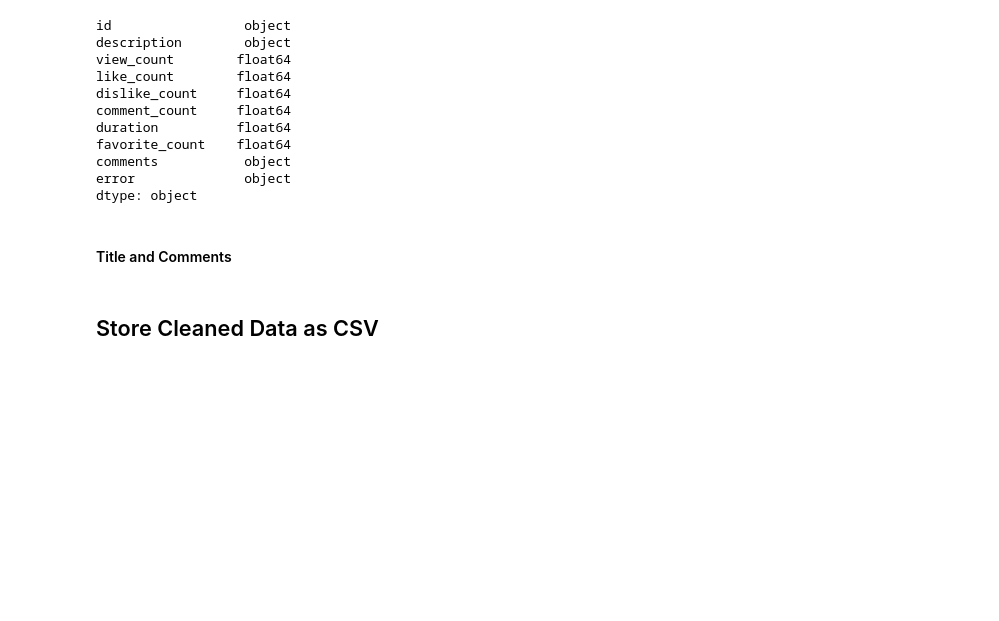
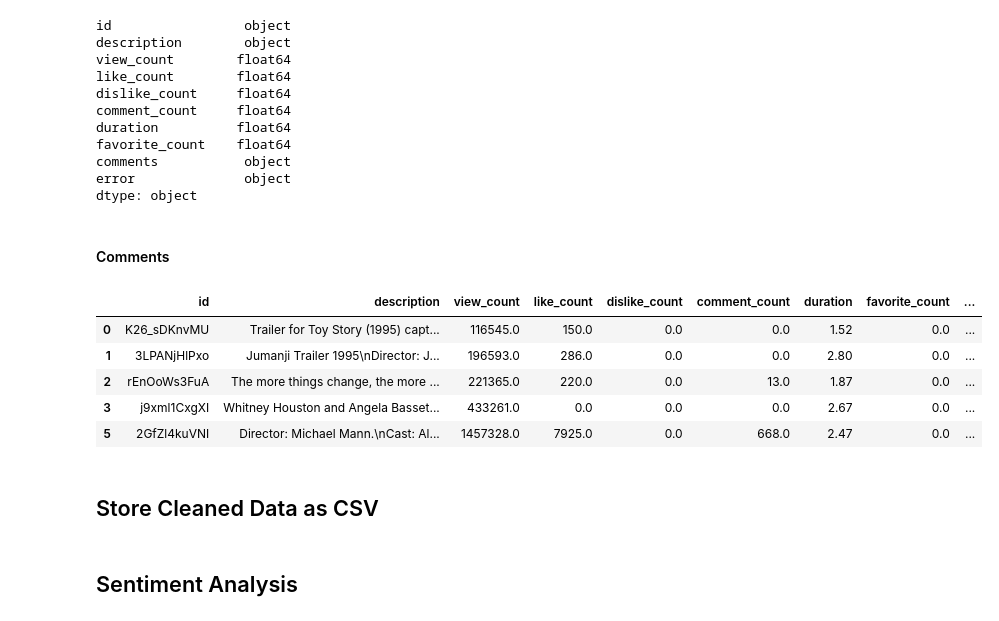
Before and after one commit to acorreal7/youtube-comments-analysis, a Jupyter notebook: AML3204_youtube_data_analysis.ipynb, the cells around one changed output. Cells and saved outputs as stored; diff of their text form; code cells hidden in the pictures; blank space fills up the shorter version.

Commit message:
feat: clearning text and adding sentiment analysis

```diff
--- a/AML3204_youtube_data_analysis.ipynb
+++ b/AML3204_youtube_data_analysis.ipynb
@@ -158,8 +169,59 @@ comments           object
 error              object
 dtype: object
 # %% [markdown]
-#### Title and Comments
+#### Comments
+# %%
+# Function to clean a text input for sentiment analysis
+
+def clean_text(text):
+  if type(text) != str:
+    return ""
+  # Remove the contractions
+  try:
+    text = contractions.fix(text)
+  except:
+    pass
+  # Remove URLs
+  text = re.sub(r'http\S+|www\S+|https\S+', '', text, flags=re.MULTILINE)
+  # Remove URLs within <a> tags
+  text = re.sub(r'<a[^>]*>([^<]*)<\/a>', '', text)
+  # Remove special characters and digits
+  text = re.sub(r'[^a-zA-Z!\s]', '', text)
+  # Remove extra whitespace
+  text = re.sub(r'\s+', ' ', text).strip()
+  # Convert to lowercase
+  text = text.lower()
+  return text
+# %%
+# Function to clean all the comments in a given row
+DetectorFactory.seed = 0
+
+def clean_comments(comments):
+  cleaned_comments = []
+  for comment in comments:
+    try:
+    # Detect the language of the text
+      if detect(comment) == 'en':
+        cleaned_comment = clean_text(comment)
+        cleaned_comments.append(cleaned_comment)
+    except LangDetectException:
+      continue  # Exclude if language detection fails
+
+  return cleaned_comments
+# %%
+data['comments'] = data['comments'].apply(clean_comments)
+# %%
+data.head()
+# %% [output]
+|  | id | description | view_count | like_count | dislike_count | comment_count | duration | favorite_count | ... |
+| 0 | K26_sDKnvMU | Trailer for Toy Story (1995) capt... | 116545.0 | 150.0 | 0.0 | 0.0 | 1.52 | 0.0 | ... |
+| 1 | 3LPANjHlPxo | Jumanji Trailer 1995\nDirector: J... | 196593.0 | 286.0 | 0.0 | 0.0 | 2.80 | 0.0 | ... |
+| 2 | rEnOoWs3FuA | The more things change, the more ... | 221365.0 | 220.0 | 0.0 | 13.0 | 1.87 | 0.0 | ... |
+| 3 | j9xml1CxgXI | Whitney Houston and Angela Basset... | 433261.0 | 0.0 | 0.0 | 0.0 | 2.67 | 0.0 | ... |
+| 5 | 2GfZl4kuVNI | Director: Michael Mann.\nCast: Al... | 1457328.0 | 7925.0 | 0.0 | 668.0 | 2.47 | 0.0 | ... |
 # %% [markdown]
 ## Store Cleaned Data as CSV
 # %%
 data.to_csv('./data/youtube_cleaned.csv', index=False)
+# %% [markdown]
+## Sentiment Analysis
```
Also changed, not shown: parts of 3 cells of this notebook, 1 other file.
